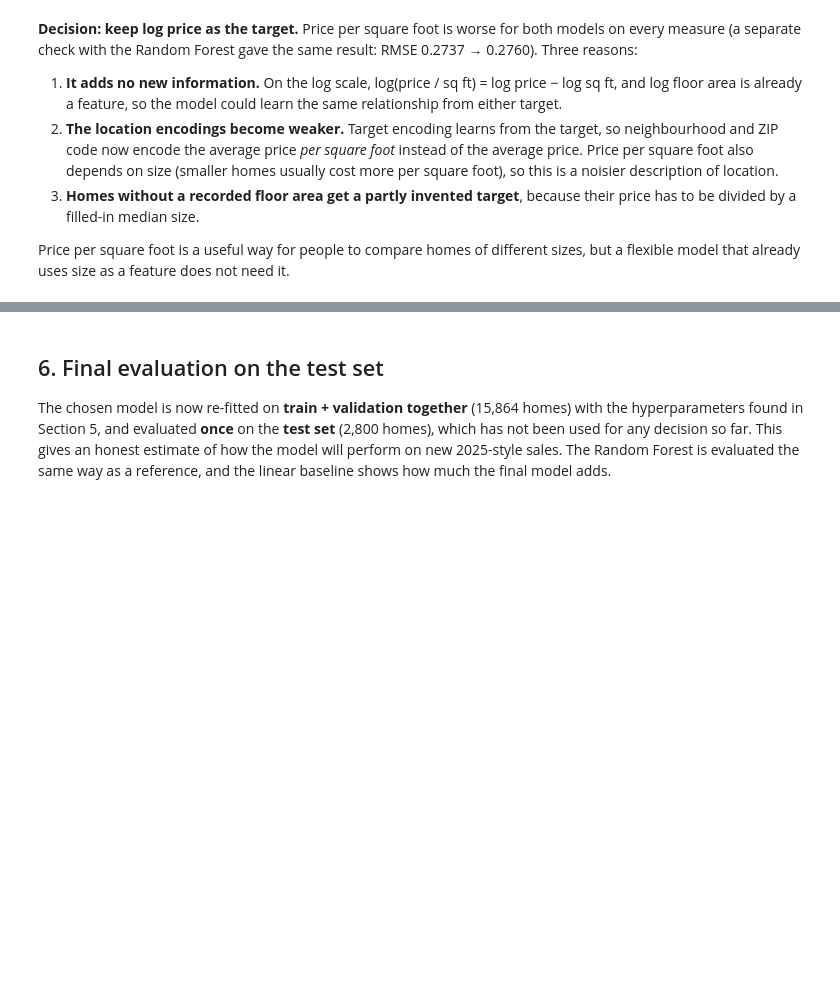
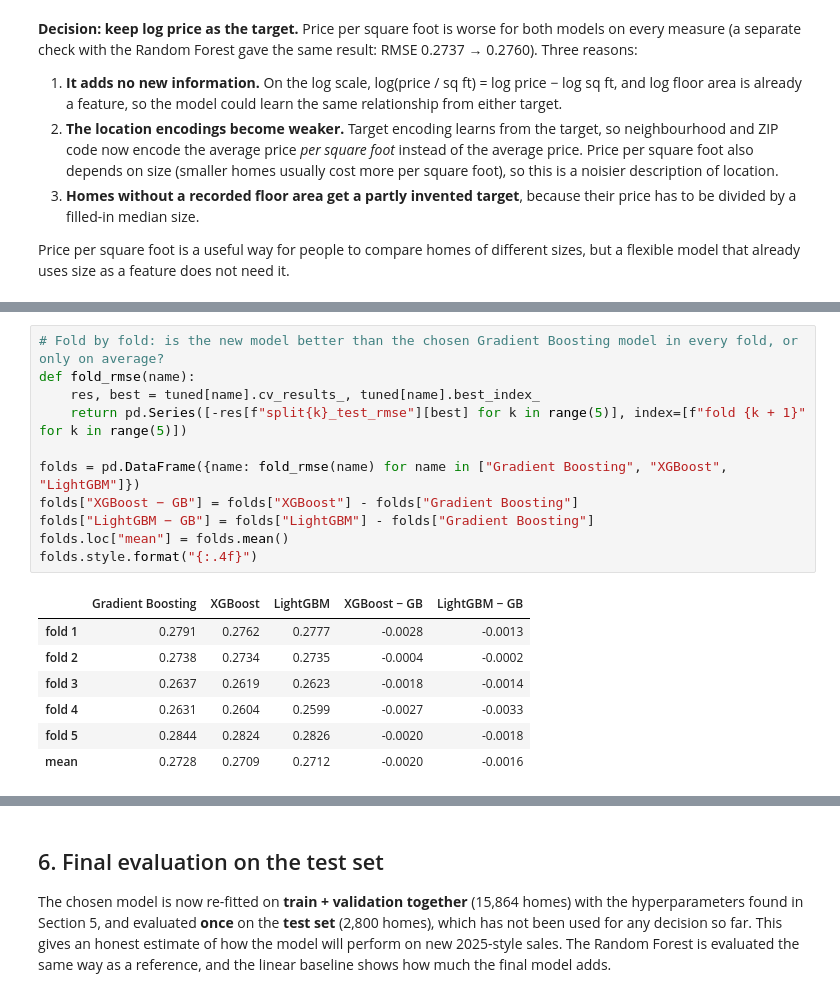
Before and after one commit to nodirbeksolijonov/MLDA-CW1-NYC-Property-Sales, a Jupyter notebook: notebooks/MLDA_CW1_NYC_Property_Sales.ipynb, the cells around one changed output, grey strips where cells are left out. Drawn from its saved outputs; the diff is of its cells as text; blank space fills up the shorter version.

```diff
--- a/notebooks/MLDA_CW1_NYC_Property_Sales.ipynb
+++ b/notebooks/MLDA_CW1_NYC_Property_Sales.ipynb
@@ -2012,0 +2092,19 @@ Price per square foot is a useful way for people to compare homes of different s
+# %%
+# Fold by fold: is the new model better than the chosen Gradient Boosting model in every fold, or only on average?
+def fold_rmse(name):
+    res, best = tuned[name].cv_results_, tuned[name].best_index_
+    return pd.Series([-res[f"split{k}_test_rmse"][best] for k in range(5)], index=[f"fold {k + 1}" for k in range(5)])
+
+folds = pd.DataFrame({name: fold_rmse(name) for name in ["Gradient Boosting", "XGBoost", "LightGBM"]})
+folds["XGBoost − GB"] = folds["XGBoost"] - folds["Gradient Boosting"]
+folds["LightGBM − GB"] = folds["LightGBM"] - folds["Gradient Boosting"]
+folds.loc["mean"] = folds.mean()
+folds.style.format("{:.4f}")
+# %% [output]
+|  | Gradient Boosting | XGBoost | LightGBM | XGBoost − GB | LightGBM − GB |
+| fold 1 | 0.2791 | 0.2762 | 0.2777 | -0.0028 | -0.0013 |
+| fold 2 | 0.2738 | 0.2734 | 0.2735 | -0.0004 | -0.0002 |
+| fold 3 | 0.2637 | 0.2619 | 0.2623 | -0.0018 | -0.0014 |
+| fold 4 | 0.2631 | 0.2604 | 0.2599 | -0.0027 | -0.0033 |
+| fold 5 | 0.2844 | 0.2824 | 0.2826 | -0.0020 | -0.0018 |
+| mean | 0.2728 | 0.2709 | 0.2712 | -0.0020 | -0.0016 |
```
Also changed, not shown: parts of 10 cells of this notebook, 4 other files.
